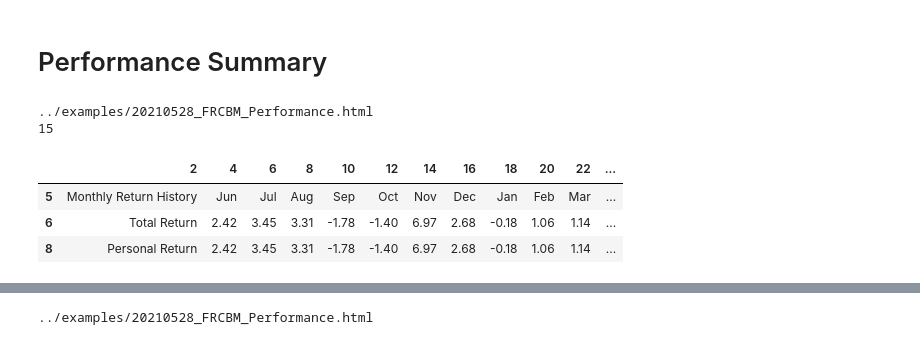
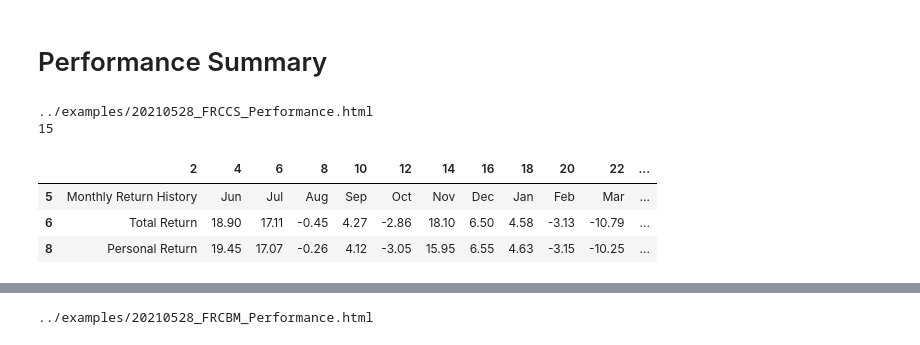
Before and after one commit to stan1eycc/investor-toolbox, a Jupyter notebook: notebooks/ms_parser.ipynb, the cells around one changed output, grey strips where cells are left out. Drawn from its saved outputs; the diff is of its cells as text; code cells hidden in the pictures.

```diff
--- a/notebooks/ms_parser.ipynb
+++ b/notebooks/ms_parser.ipynb
@@ -212,25 +212,25 @@ Timestamp :  31-May-2021 (11:09:28.308617)
 # %%
 # div id='ctl00_ctl00_ctl00_BodyRegion_BodyRegion_BodyRegion_content'
 
 # Read html to dataframe
-url = '../examples/20210528_FRCBM_Performance.html'
+url = '../examples/20210528_FRCCS_Performance.html'
 
 df_list = pd.read_html(url)
 
 print(url)
 print(len(df_list))
 
 df = df_list[1]
 df = df.dropna(how='all',axis='columns')
 df = df.dropna(how='all')
 mon_df = df.iloc[1:4,2:15]
 
 #print(mon_df.to_string(index=False,header=False))
 mon_df
 # %% [output]
-../examples/20210528_FRCBM_Performance.html
+../examples/20210528_FRCCS_Performance.html
 15
 |  | 2 | 4 | 6 | 8 | 10 | 12 | 14 | 16 | 18 | 20 | 22 | ... |
 | 5 | Monthly Return History | Jun | Jul | Aug | Sep | Oct | Nov | Dec | Jan | Feb | Mar | ... |
-| 6 | Total Return | 2.42 | 3.45 | 3.31 | -1.78 | -1.40 | 6.97 | 2.68 | -0.18 | 1.06 | 1.14 | ... |
-| 8 | Personal Return | 2.42 | 3.45 | 3.31 | -1.78 | -1.40 | 6.97 | 2.68 | -0.18 | 1.06 | 1.14 | ... |
+| 6 | Total Return | 18.90 | 17.11 | -0.45 | 4.27 | -2.86 | 18.10 | 6.50 | 4.58 | -3.13 | -10.79 | ... |
+| 8 | Personal Return | 19.45 | 17.07 | -0.26 | 4.12 | -3.05 | 15.95 | 6.55 | 4.63 | -3.15 | -10.25 | ... |
```
Also changed, not shown: parts of 4 cells of this notebook.
